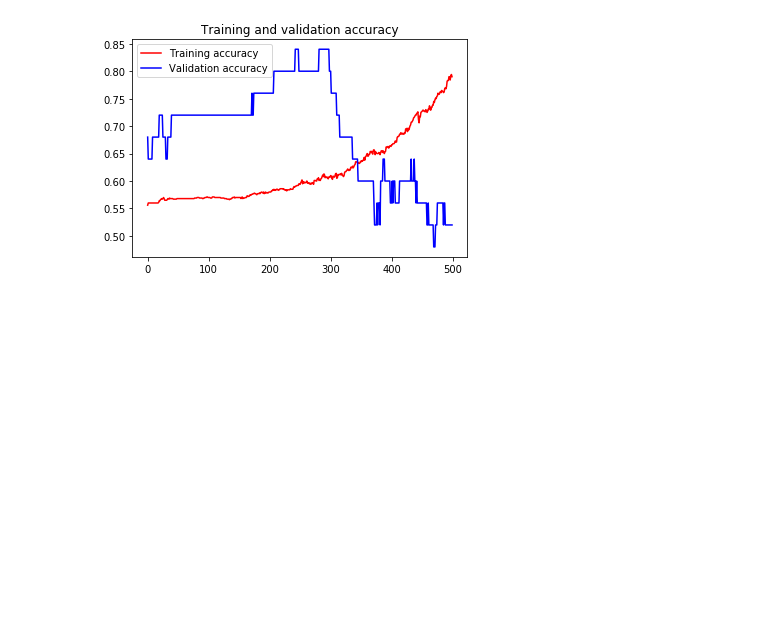
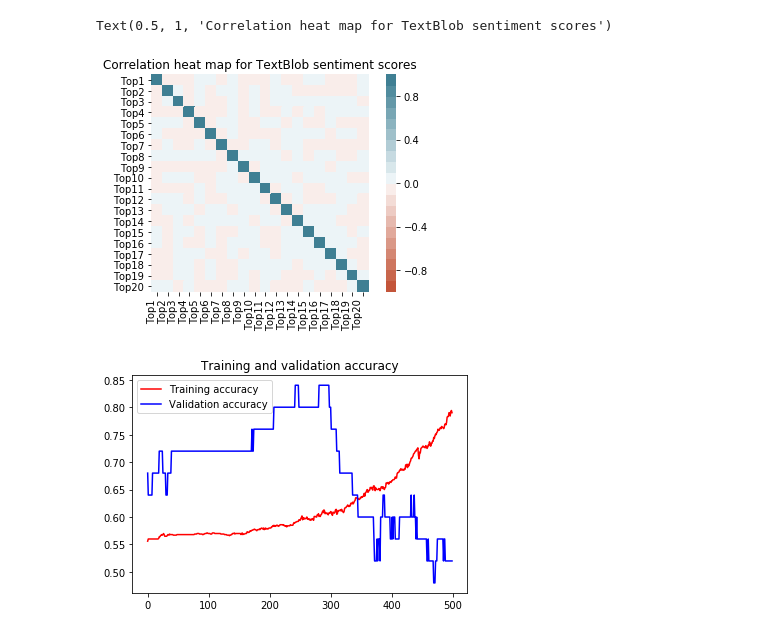
Before and after one commit to zhuohann/SP500PerfromancePredictionWithSentimentAnalysis, a Jupyter notebook: S&P_daily_direction_prediction_with_sentiment_analysis(Pandas).ipynb, the cells around one changed output. Cells and saved outputs as stored; diff of their text form; code cells hidden in the pictures; blank space fills up the shorter version.

```diff
--- a/S&P_daily_direction_prediction_with_sentiment_analysis(Pandas).ipynb
+++ b/S&P_daily_direction_prediction_with_sentiment_analysis(Pandas).ipynb
@@ -82,3 +95,20 @@ Text(0.5, 1, 'Correlation heat map for sentiment scores')
+# %%
+corr = sentimentscore_textblob.corr()
+ax = sns.heatmap(
+    corr,
+    vmin=-1, vmax=1, center=0,
+    cmap=sns.diverging_palette(20, 220, n=20),
+    square=True
+)
+ax.set_xticklabels(
+    ax.get_xticklabels(),
+    rotation=90,
+    horizontalalignment='right'
+);
+ax.set_title("Correlation heat map for TextBlob sentiment scores")
+# %% [output]
+Text(0.5, 1, 'Correlation heat map for TextBlob sentiment scores')
+[figure, added]
 # %%
 dataset_SP_Sentiment['Up or Down'] = dataset_SP_Sentiment['close-open'].apply(lambda x : 1 if (x > 0) else 0)
 #dataset_SP_Sentiment.head()
```
Also changed, not shown: parts of 4 cells of this notebook.
